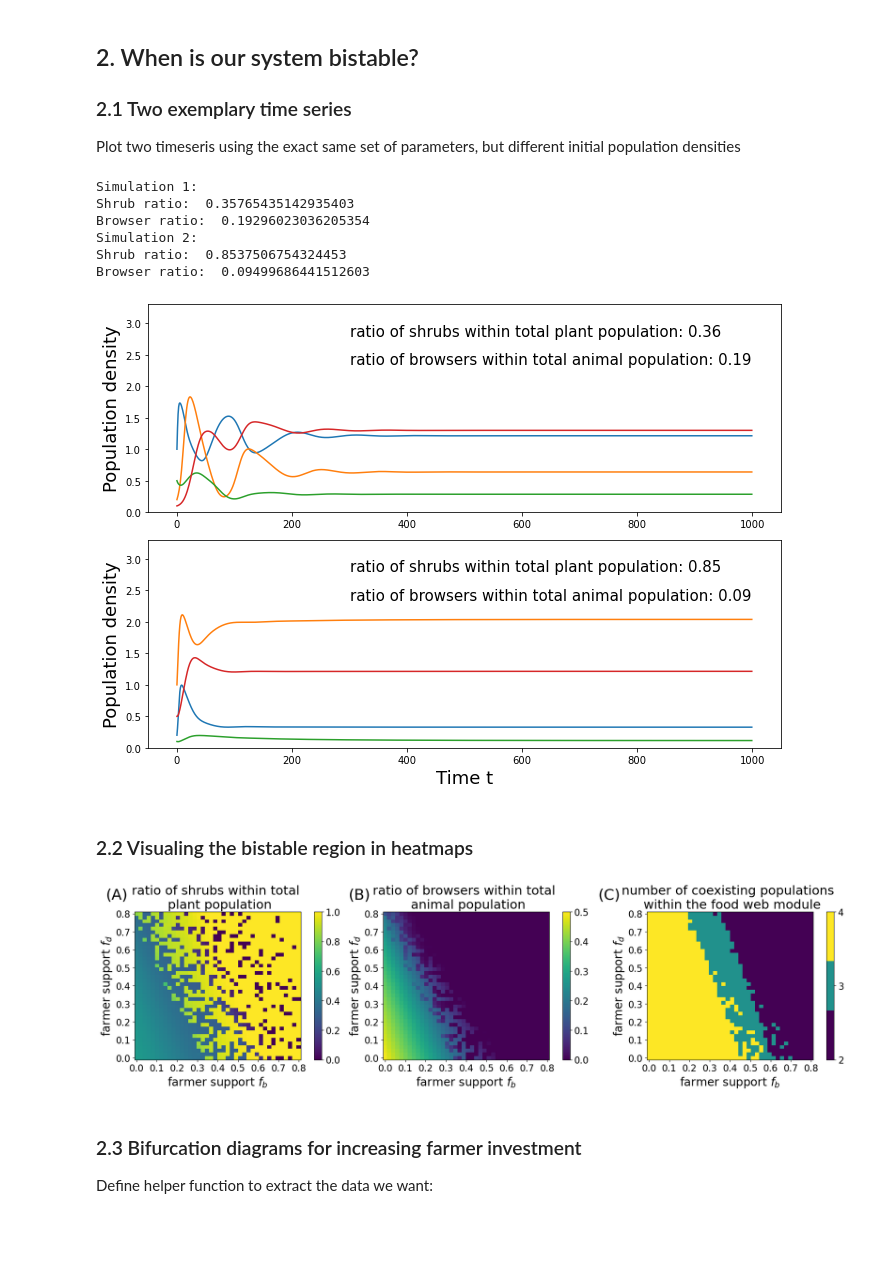
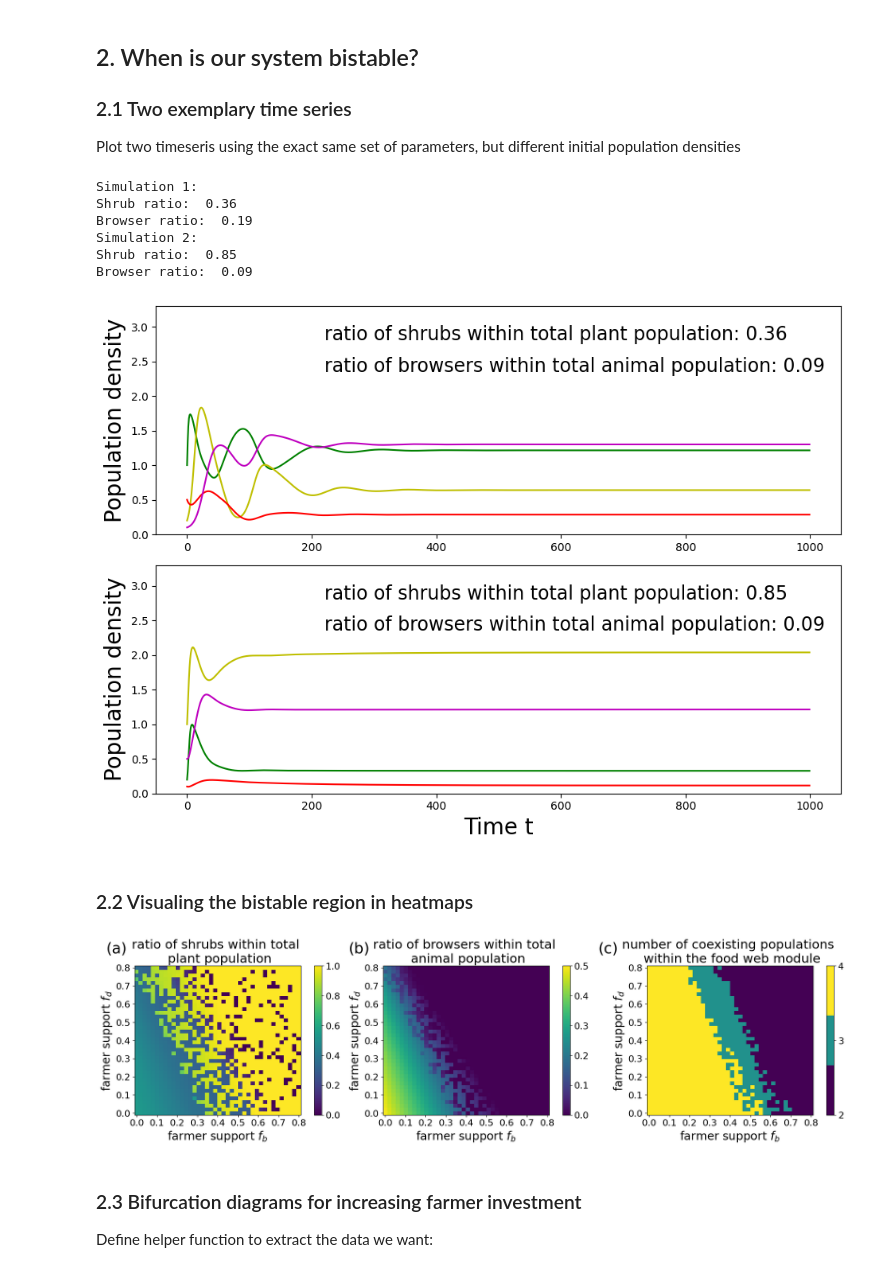
Before and after one commit to franzikoch/bush_encroachment, a Jupyter notebook: Bush_encroachment_main_notebook.ipynb, the cells around one changed output. Cells and saved outputs as stored; diff of their text form; code cells hidden in the pictures; blank space fills up the shorter version.

```diff
--- a/Bush_encroachment_main_notebook.ipynb
+++ b/Bush_encroachment_main_notebook.ipynb
@@ -136,12 +136,12 @@ XP2 = X[:,1]
 XC1 = X[:,2]
 XC2 = X[:,3]
 
-shrub_ratio_X = np.mean(XP2)/np.mean(XP1 + XP2)
-browser_ratio_X = np.mean(XC1)/np.mean(XC1 + XC2)
+shrub_ratio_1 = round(np.mean(XP2)/np.mean(XP1 + XP2),2)
+browser_ratio_1 = round(np.mean(XC1)/np.mean(XC1 + XC2),2)
 
 print("Simulation 1: ")
-print("Shrub ratio: ", shrub_ratio_X)
-print("Browser ratio: ", browser_ratio_X)
+print("Shrub ratio: ", shrub_ratio_1)
+print("Browser ratio: ", browser_ratio_1)
 
 #--------------------------------------------------------------
 # second time series
@@ -152,58 +152,59 @@ YP2 = Y[:,1]
 YC1 = Y[:,2]
 YC2 = Y[:,3]
 
-shrub_ratio_Y = np.mean(YP2)/np.mean(YP1 + YP2)
-browser_ratio_Y = np.mean(YC1)/np.mean(YC1 + YC2)
+shrub_ratio_2 = round(np.mean(YP2)/np.mean(YP1 + YP2),2)
+browser_ratio_2 = round(np.mean(YC1)/np.mean(YC1 + YC2),2)
+
 print("Simulation 2: ")
-print("Shrub ratio: ", shrub_ratio_Y)
-print("Browser ratio: ", browser_ratio_Y)
+print("Shrub ratio: ", shrub_ratio_2)
+print("Browser ratio: ", browser_ratio_2)
 
 #---------------------------------------------------------------
 # plot figure
 plt.figure(figsize=(10,7))
-tick_size = 12
-label_size = 18
+tick_size = 15
+label_size = 20
 
 plt.style.use("default")
 # plot first timeseries:
 plt.subplot2grid((2,1), (0,0))
 
-plt.plot(t, XP1, label = 'Grasses ($P_H$)')
-plt.plot(t, XP2, label = 'Shrubs ($P_G$)')
-plt.plot(t, XC1, label = 'Browsers ($C_H$)')
-plt.plot(t, XC2, label = 'Grazers ($C_G$)')
+plt.plot(t, XP1, 'g-', label = 'Grasses ($P_H$)')
+plt.plot(t, XP2, 'y-', label = 'Shrubs ($P_G$)')
+plt.plot(t, XC1, 'r-', label = 'Browsers ($C_H$)')
+plt.plot(t, XC2, 'm-', label = 'Grazers ($C_G$)')
 
-plt.text(300,2.8,'ratio of shrubs within total plant population: 0.36', fontsize = 15)
-plt.text(300,2.35,'ratio of browsers within total animal population: 0.19', fontsize = 15)
+plt.text(220,2.8,'ratio of shrubs within total plant population: {}'.format(shrub_ratio_1), fontsize = 17)
+plt.text(220,2.35,'ratio of browsers within total animal population: {}'.format(browser_ratio_2), fontsize = 17)
 
 plt.ylim(0.0,3.3)
 #plt.legend(bbox_to_anchor=(1.05, 1), loc=2, borderaxespad=0.)  #hide legend
 plt.ylabel("Population density", fontsize = label_size)
 
 # plot second time series:
 plt.subplot2grid((2,1), (1,0))
 
-plt.plot(t, YP1, label = 'Grasses (P1)')
-plt.plot(t, YP2, label = 'Shrubs (P2)')
-plt.plot(t, YC1, label = 'Browsers (C1)')
-plt.plot(t, YC2, label = 'Grazers (C2)')
+plt.plot(t, YP1, 'g-', label = 'Grasses (P1)')
+plt.plot(t, YP2, 'y-', label = 'Shrubs (P2)')
+plt.plot(t, YC1, 'r-', label = 'Browsers (C1)')
+plt.plot(t, YC2, 'm-', label = 'Grazers (C2)')
 
-plt.text(300,2.8,'ratio of shrubs within total plant population: 0.85', fontsize = 15)
-plt.text(300,2.35,'ratio of browsers within total animal population: 0.09', fontsize = 15)
+plt.text(220,2.8,'ratio of shrubs within total plant population: {}'.format(shrub_ratio_2), fontsize = 17)
+plt.text(220,2.35,'ratio of browsers within total animal population: {}'.format(browser_ratio_2), fontsize = 17)
 
 plt.ylim(0.0,3.3)
 plt.xlabel("Time t", fontsize = label_size)
 plt.ylabel("Population density", fontsize = label_size)
 
 plt.tight_layout()
 # %% [output]
 Simulation 1:
-Shrub ratio:  0.35765435142935403
-Browser ratio:  0.19296023036205354
+Shrub ratio:  0.36
+Browser ratio:  0.19
 Simulation 2:
-Shrub ratio:  0.8537506754324453
-Browser ratio:  0.09499686441512603
+Shrub ratio:  0.85
+Browser ratio:  0.09
-[figure, old version]
+[figure, new version]
 # %% [markdown]
 ### 2.2 Visualing the bistable region in heatmaps
 # %%
@@ -266,7 +267,7 @@ plt.setp(ax1.get_xticklabels(), fontsize=tick_size)
 plt.setp(ax1.get_yticklabels(), fontsize=tick_size)
 cbar = plt.colorbar(im, ax = ax1)
 cbar.ax.tick_params(labelsize = tick_size)
-ax1.text(-0.15, 0.88, "(A)", fontsize=26)
+ax1.text(-0.15, 0.88, "(a)", fontsize=26)
 
 #second heatmap: browser ratio
 im = ax2.pcolor(fb_vals,fd_vals,browser_ratio,vmin=0, vmax=0.5)
@@ -277,7 +278,7 @@ plt.setp(ax2.get_xticklabels(), fontsize=tick_size)
 plt.setp(ax2.get_yticklabels(), fontsize=tick_size)
 cbar = plt.colorbar(im, ax = ax2)
 cbar.ax.tick_params(labelsize = tick_size)
-ax2.text(-0.18, 0.88, "(B)", fontsize=26)
+ax2.text(-0.18, 0.88, "(b)", fontsize=26)
 
 #create discrete colorbar
 my_cmap = plt.get_cmap("viridis", 3)
@@ -293,14 +294,12 @@ plt.setp(ax3.get_yticklabels(), fontsize=tick_size)
 cbar = plt.colorbar(im, ax = ax3, norm = norm, ticks = [2,3,4])
 cbar.ax.tick_params(labelsize = tick_size)
 
-ax3.text(-0.25, 0.88, "(C)", fontsize=26)
+ax3.text(-0.25, 0.88, "(c)", fontsize=26)
 
 #plt.tight_layout()
 plt.show()
-
-fig.savefig("Fig2_heatmaps.pdf", dpi = 150)
 # %% [output]
-[figure, old version]
+[figure, new version]
 # %% [markdown]
 ### 2.3 Bifurcation diagrams for increasing farmer investment
 
```
Also changed, not shown: parts of 9 cells of this notebook.
